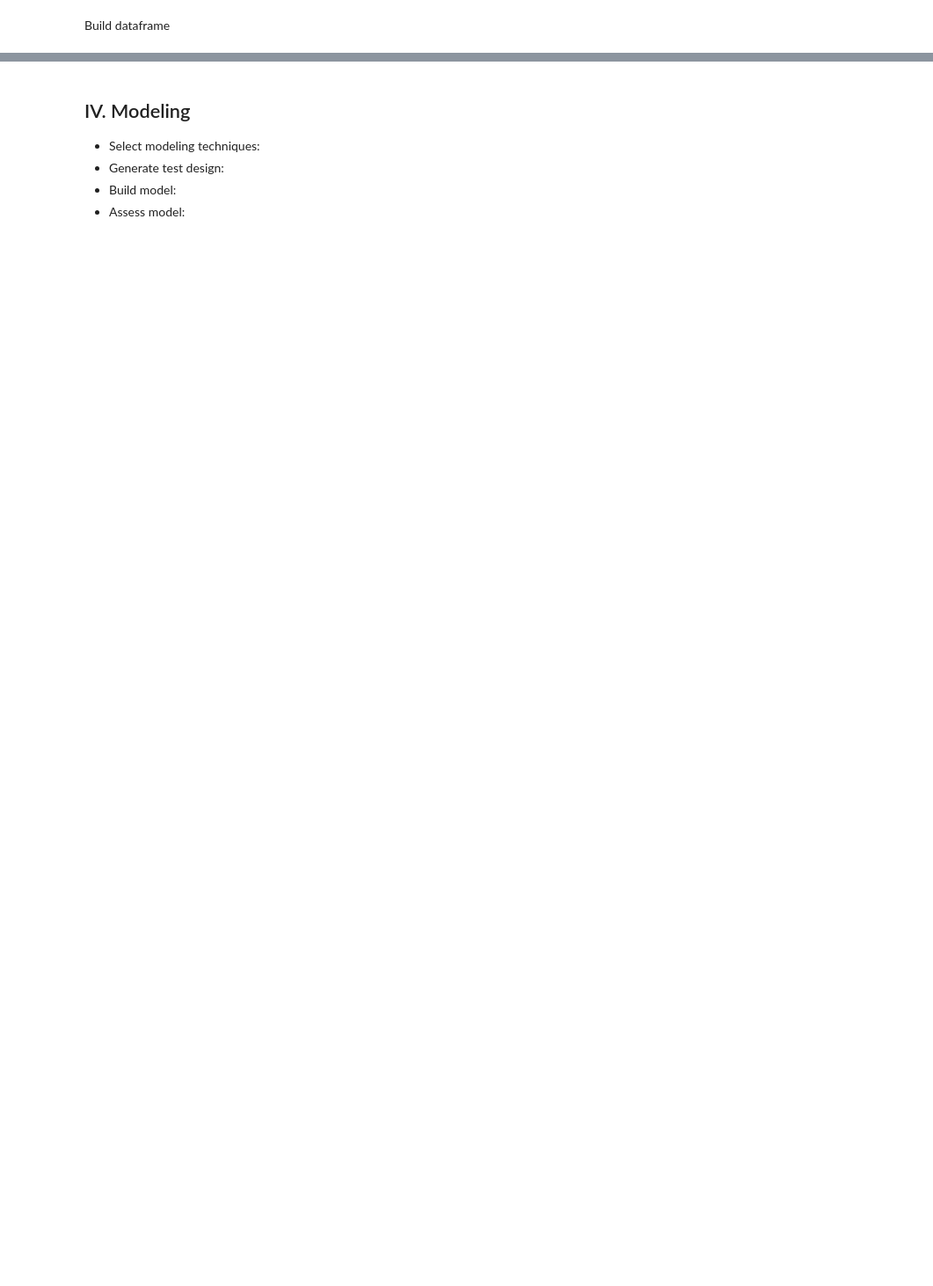
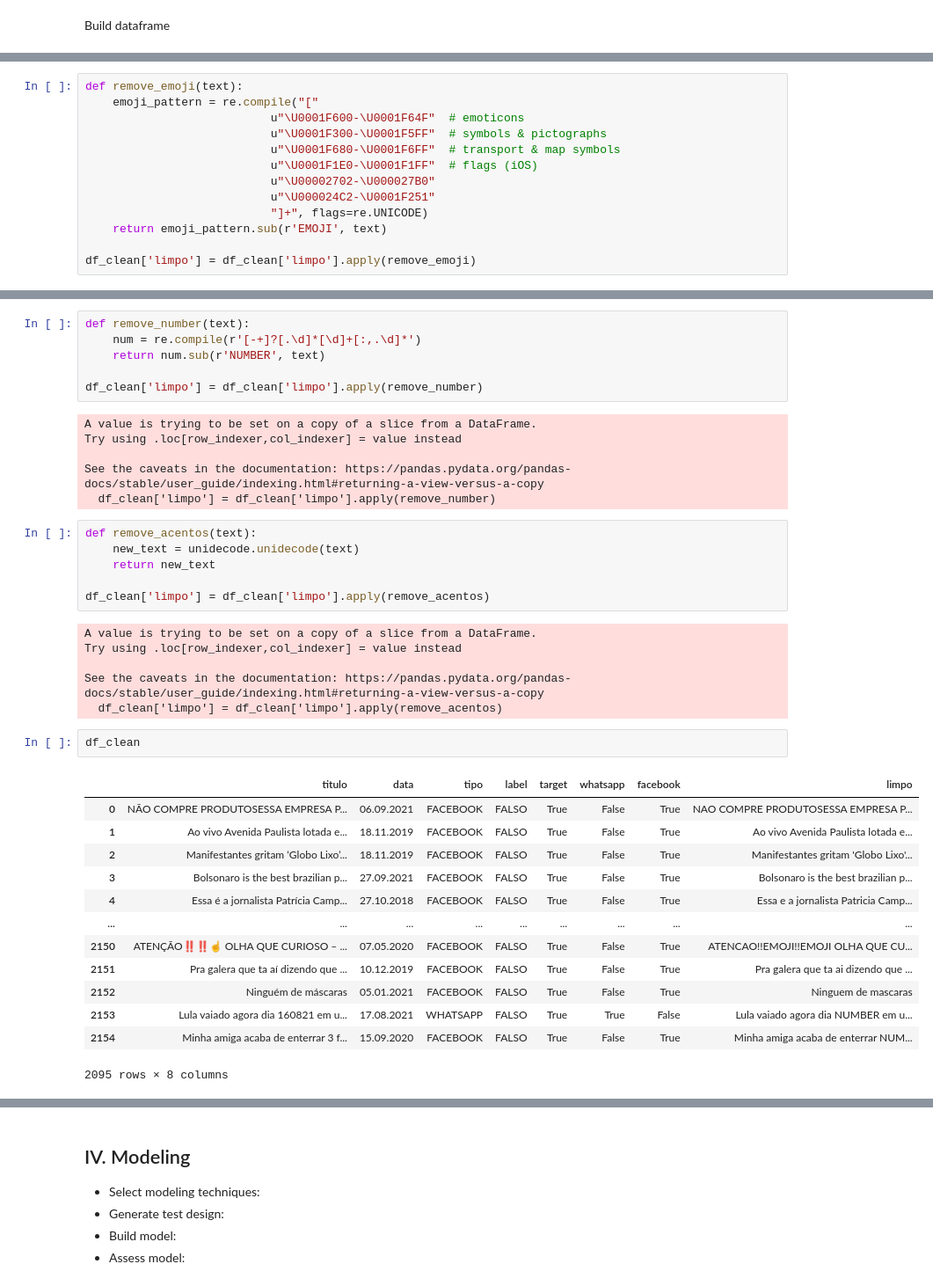
Before and after one commit to isaquepim/Isaura_detector, a Jupyter notebook: summary-Crisp_DM.ipynb, the cells around one changed output, grey strips where cells are left out. Shown at 88% size. Saved outputs shown, nothing was run; the diff lists cells and outputs as text; blank space fills up the shorter version.

```diff
--- a/summary-Crisp_DM.ipynb
+++ b/summary-Crisp_DM.ipynb
@@ -570,0 +711,13 @@ Build dataframe
+# %%
+def remove_emoji(text):
+    emoji_pattern = re.compile("["
+                           u"\U0001F600-\U0001F64F"  # emoticons
+                           u"\U0001F300-\U0001F5FF"  # symbols & pictographs
+                           u"\U0001F680-\U0001F6FF"  # transport & map symbols
+                           u"\U0001F1E0-\U0001F1FF"  # flags (iOS)
+                           u"\U00002702-\U000027B0"
+                           u"\U000024C2-\U0001F251"
+                           "]+", flags=re.UNICODE)
+    return emoji_pattern.sub(r'EMOJI', text)
+
+df_clean['limpo'] = df_clean['limpo'].apply(remove_emoji)
@@ -570,0 +730,40 @@ Build dataframe
+# %%
+def remove_number(text):
+    num = re.compile(r'[-+]?[.\d]*[\d]+[:,.\d]*')
+    return num.sub(r'NUMBER', text)
+
+df_clean['limpo'] = df_clean['limpo'].apply(remove_number)
+# %% [output]
+A value is trying to be set on a copy of a slice from a DataFrame.
+Try using .loc[row_indexer,col_indexer] = value instead
+
+See the caveats in the documentation: https://pandas.pydata.org/pandas-docs/stable/user_guide/indexing.html#returning-a-view-versus-a-copy
+  df_clean['limpo'] = df_clean['limpo'].apply(remove_number)
+# %%
+def remove_acentos(text):
+    new_text = unidecode.unidecode(text)
+    return new_text
+
+df_clean['limpo'] = df_clean['limpo'].apply(remove_acentos)
+# %% [output]
+A value is trying to be set on a copy of a slice from a DataFrame.
+Try using .loc[row_indexer,col_indexer] = value instead
+
+See the caveats in the documentation: https://pandas.pydata.org/pandas-docs/stable/user_guide/indexing.html#returning-a-view-versus-a-copy
+  df_clean['limpo'] = df_clean['limpo'].apply(remove_acentos)
+# %%
+df_clean
+# %% [output]
+|  | titulo | data | tipo | label | target | whatsapp | facebook | limpo |
+| 0 | NÃO COMPRE PRODUTOSESSA EMPRESA P... | 06.09.2021 | FACEBOOK | FALSO | True | False | True | NAO COMPRE PRODUTOSESSA EMPRESA P... |
+| 1 | Ao vivo Avenida Paulista lotada e... | 18.11.2019 | FACEBOOK | FALSO | True | False | True | Ao vivo Avenida Paulista lotada e... |
+| 2 | Manifestantes gritam ‘Globo Lixo’... | 18.11.2019 | FACEBOOK | FALSO | True | False | True | Manifestantes gritam 'Globo Lixo'... |
+| 3 | Bolsonaro is the best brazilian p... | 27.09.2021 | FACEBOOK | FALSO | True | False | True | Bolsonaro is the best brazilian p... |
+| 4 | Essa é a jornalista Patrícia Camp... | 27.10.2018 | FACEBOOK | FALSO | True | False | True | Essa e a jornalista Patricia Camp... |
+| ... | ... | ... | ... | ... | ... | ... | ... | ... |
+| 2150 | ATENÇÃO‼️‼️☝️ OLHA QUE CURIOSO – ... | 07.05.2020 | FACEBOOK | FALSO | True | False | True | ATENCAO!!EMOJI!!EMOJI OLHA QUE CU... |
+| 2151 | Pra galera que ta aí dizendo que ... | 10.12.2019 | FACEBOOK | FALSO | True | False | True | Pra galera que ta ai dizendo que ... |
+| 2152 | Ninguém de máscaras | 05.01.2021 | FACEBOOK | FALSO | True | False | True | Ninguem de mascaras |
+| 2153 | Lula vaiado agora dia 160821 em u... | 17.08.2021 | WHATSAPP | FALSO | True | True | False | Lula vaiado agora dia NUMBER em u... |
+| 2154 | Minha amiga acaba de enterrar 3 f... | 15.09.2020 | FACEBOOK | FALSO | True | False | True | Minha amiga acaba de enterrar NUM... |
+2095 rows × 8 columns
```
Also changed, not shown: parts of 40 cells of this notebook.
